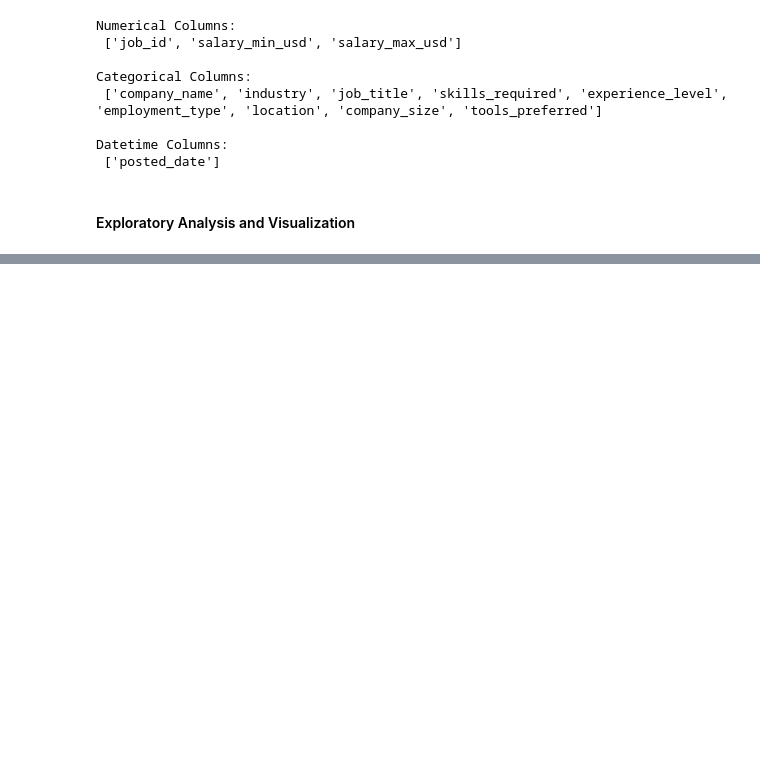
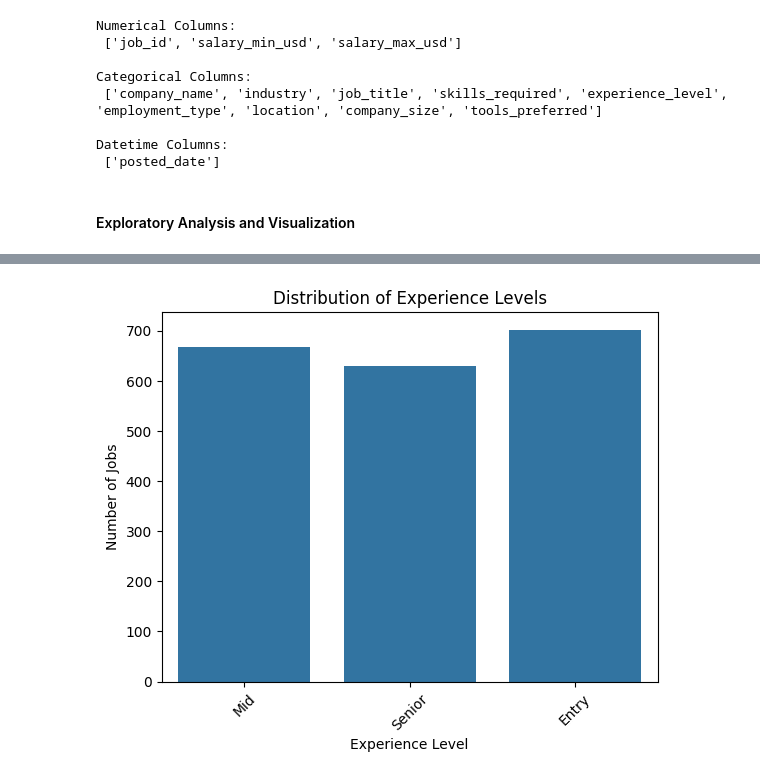
Before and after one commit to obaidhsn/AI620-Assignment1-25280049, a Jupyter notebook: transformation_pipeline.ipynb, the cells around one changed output, grey strips where cells are left out. Saved outputs shown, nothing was run; the diff lists cells and outputs as text; code cells hidden in the pictures; blank space fills up the shorter version.

```diff
--- a/transformation_pipeline.ipynb
+++ b/transformation_pipeline.ipynb
@@ -128,0 +156,10 @@ kaggle_ai_job_market_df.to_csv(f"{TRANFORMED_DATA_PATH}/cleaned_kaggle_ai_job_da
+# %%
+# jobs distribution based on experience level
+sns.countplot(data=kaggle_ai_job_market_df, x='experience_level')
+plt.title("Distribution of Experience Levels")
+plt.xticks(rotation=45)
+plt.xlabel("Experience Level")
+plt.ylabel("Number of Jobs")
+plt.show()
+# %% [output]
+[figure, added]
```
Also changed, not shown: parts of 31 cells of this notebook, 2 other files.
